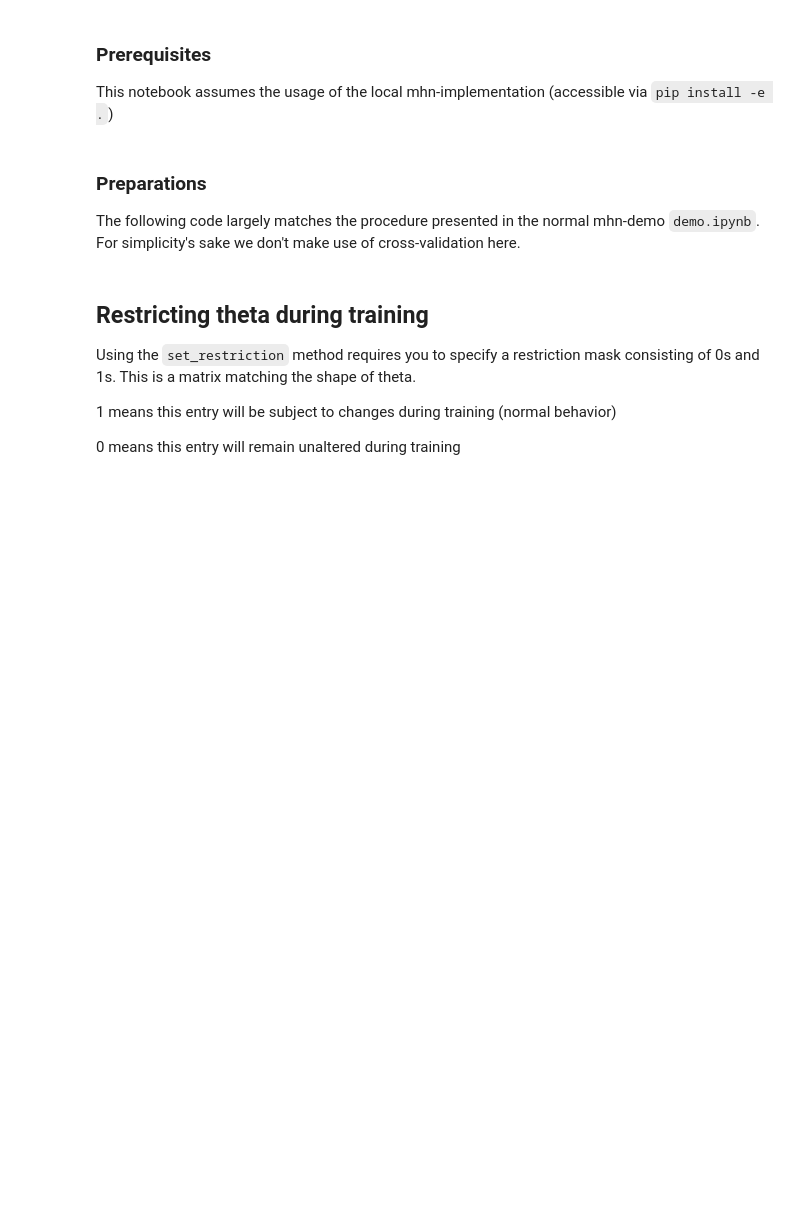
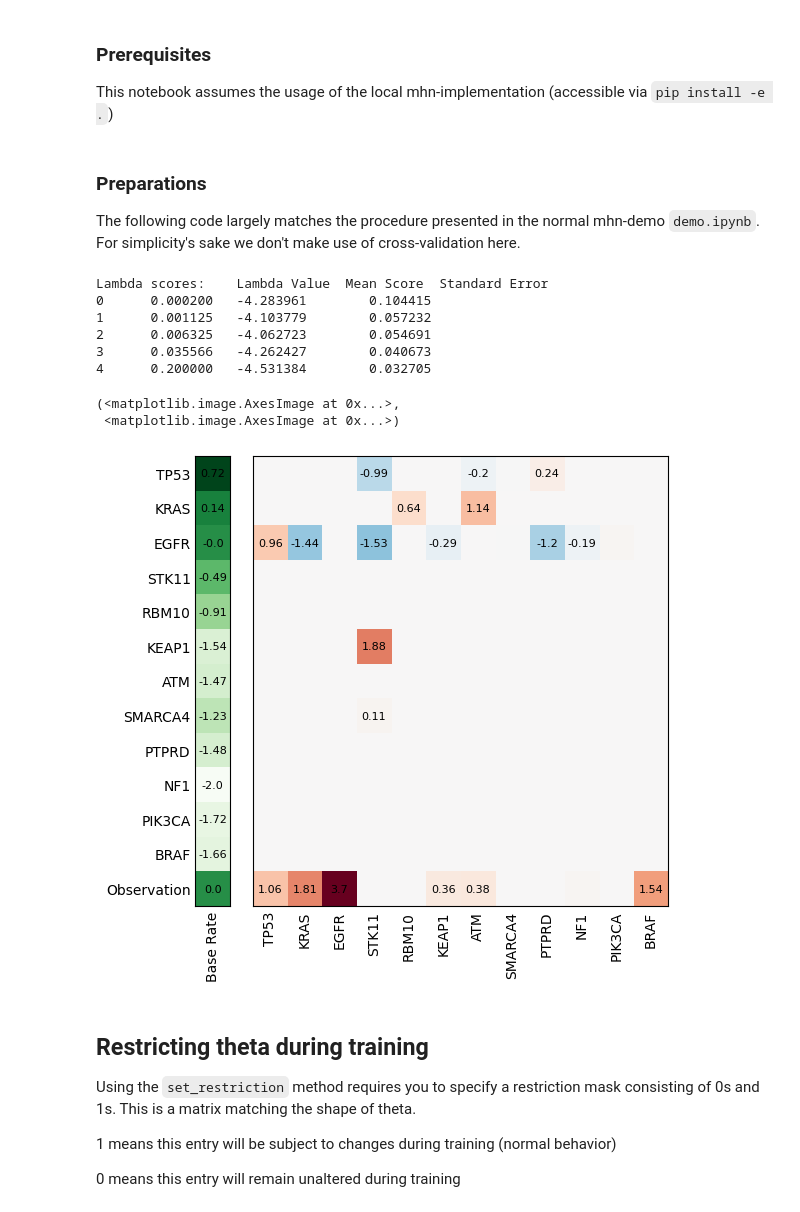
Before and after one commit to MichaelBonart/LearnMHN_TestRepo, a Jupyter notebook: demo/demo_theta-restriction.ipynb, the cells around one changed output. Saved outputs shown, nothing was run; the diff lists cells and outputs as text; code cells hidden in the pictures; blank space fills up the shorter version.

```diff
--- a/demo/demo_theta-restriction.ipynb
+++ b/demo/demo_theta-restriction.ipynb
@@ -13,19 +13,40 @@ For simplicity's sake we don't make use of cross-validation here.
 # %%
 # preparations as in 'demo.ipynb' (excluding cross-validation)
 
 import mhn
 from mhn.optimizers import Optimizer
 import pandas as pd
 import random
 import numpy as np
 input = pd.read_csv('LUAD_n12.csv')
 n=len(input.columns)
 
 input_subset = input.sample(n=500, random_state=6)
 opt = Optimizer()
 opt.load_data_matrix(input_subset)
 opt.set_penalty(opt.Penalty.L1)
-opt_lam=1.0/len(input_subset)
+
+lambda_min = 0.1/len(input_subset)
+lambda_max = 100/len(input_subset)
+
+np.random.seed(123)
+opt_lam, lambda_scores = opt.lambda_from_cv(
+    lambda_min=lambda_min, lambda_max=lambda_max, steps=5, nfolds=3, show_progressbar=True, return_lambda_scores=True)
+
+print(f"Lambda scores: {lambda_scores}")
+
+opt.train(lam=opt_lam)
+opt.result.plot(colorbar=False)
+# %% [output]
+Lambda scores:    Lambda Value  Mean Score  Standard Error
+0      0.000200   -4.283961        0.104415
+1      0.001125   -4.103779        0.057232
+2      0.006325   -4.062723        0.054691
+3      0.035566   -4.262427        0.040673
+4      0.200000   -4.531384        0.032705
+(<matplotlib.image.AxesImage at 0x...>,
+ <matplotlib.image.AxesImage at 0x...>)
+[figure, added]
 # %% [markdown]
 ## Restricting theta during training
 
```
Also changed, not shown: parts of 4 cells of this notebook, 1 other file.
